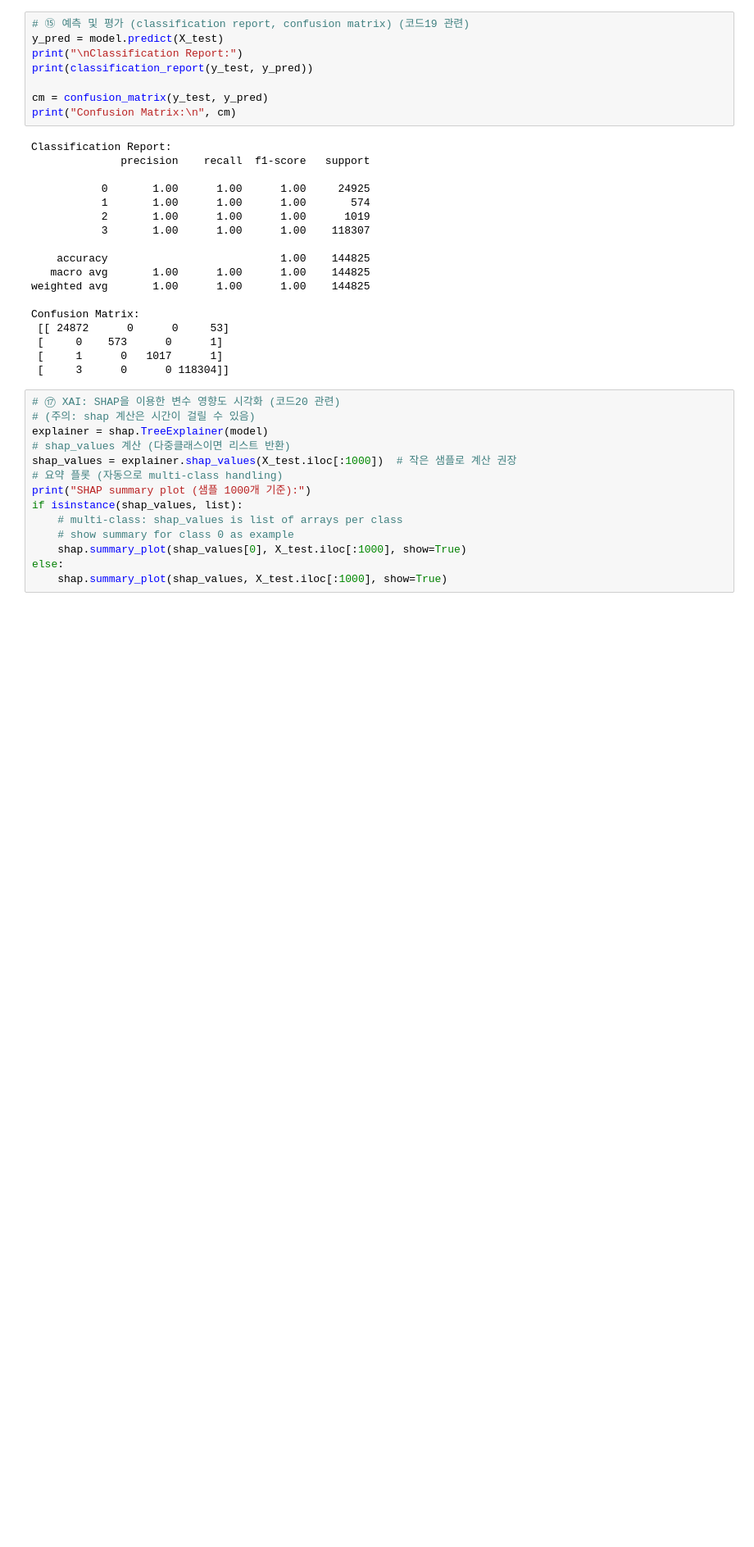
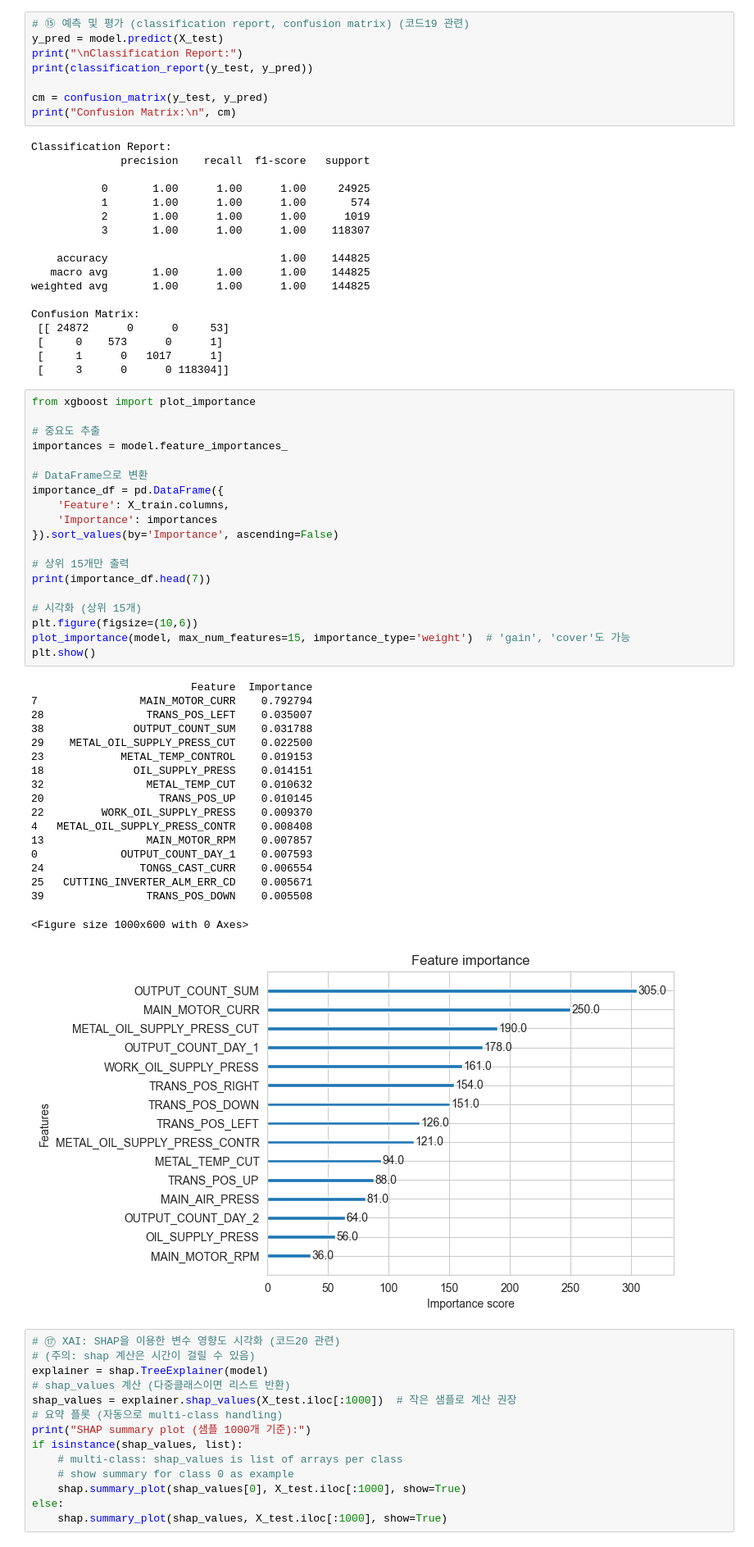
Before and after one commit to HDCLABS-NOVA/ai01-1st-1team-seokjuksun, a Jupyter notebook: code/가이드북_코드.ipynb, the cells around one changed output. Shown at 82% size. Drawn from its saved outputs; the diff is of its cells as text; blank space fills up the shorter version.

```diff
--- a/code/가이드북_코드.ipynb
+++ b/code/가이드북_코드.ipynb
@@ -326,6 +328,44 @@ Confusion Matrix:
  [     0    573      0      1]
  [     1      0   1017      1]
  [     3      0      0 118304]]
+# %%
+from xgboost import plot_importance
+
+# 중요도 추출
+importances = model.feature_importances_
+
+# DataFrame으로 변환
+importance_df = pd.DataFrame({
+    'Feature': X_train.columns,
+    'Importance': importances
+}).sort_values(by='Importance', ascending=False)
+
+# 상위 15개만 출력
+print(importance_df.head(7))
+
+# 시각화 (상위 15개)
+plt.figure(figsize=(10,6))
+plot_importance(model, max_num_features=15, importance_type='weight')  # 'gain', 'cover'도 가능
+plt.show()
+# %% [output]
+                         Feature  Importance
+7                MAIN_MOTOR_CURR    0.792794
+28                TRANS_POS_LEFT    0.035007
+38              OUTPUT_COUNT_SUM    0.031788
+29    METAL_OIL_SUPPLY_PRESS_CUT    0.022500
+23            METAL_TEMP_CONTROL    0.019153
+18              OIL_SUPPLY_PRESS    0.014151
+32                METAL_TEMP_CUT    0.010632
+20                  TRANS_POS_UP    0.010145
+22         WORK_OIL_SUPPLY_PRESS    0.009370
+4   METAL_OIL_SUPPLY_PRESS_CONTR    0.008408
+13                MAIN_MOTOR_RPM    0.007857
+0             OUTPUT_COUNT_DAY_1    0.007593
+24               TONGS_CAST_CURR    0.006554
+25   CUTTING_INVERTER_ALM_ERR_CD    0.005671
+39                TRANS_POS_DOWN    0.005508
+<Figure size 1000x600 with 0 Axes>
+[figure, added]
 # %%
 # ⑰ XAI: SHAP을 이용한 변수 영향도 시각화 (코드20 관련)
 # (주의: shap 계산은 시간이 걸릴 수 있음)
```
Also changed, not shown: parts of 3 cells of this notebook.
